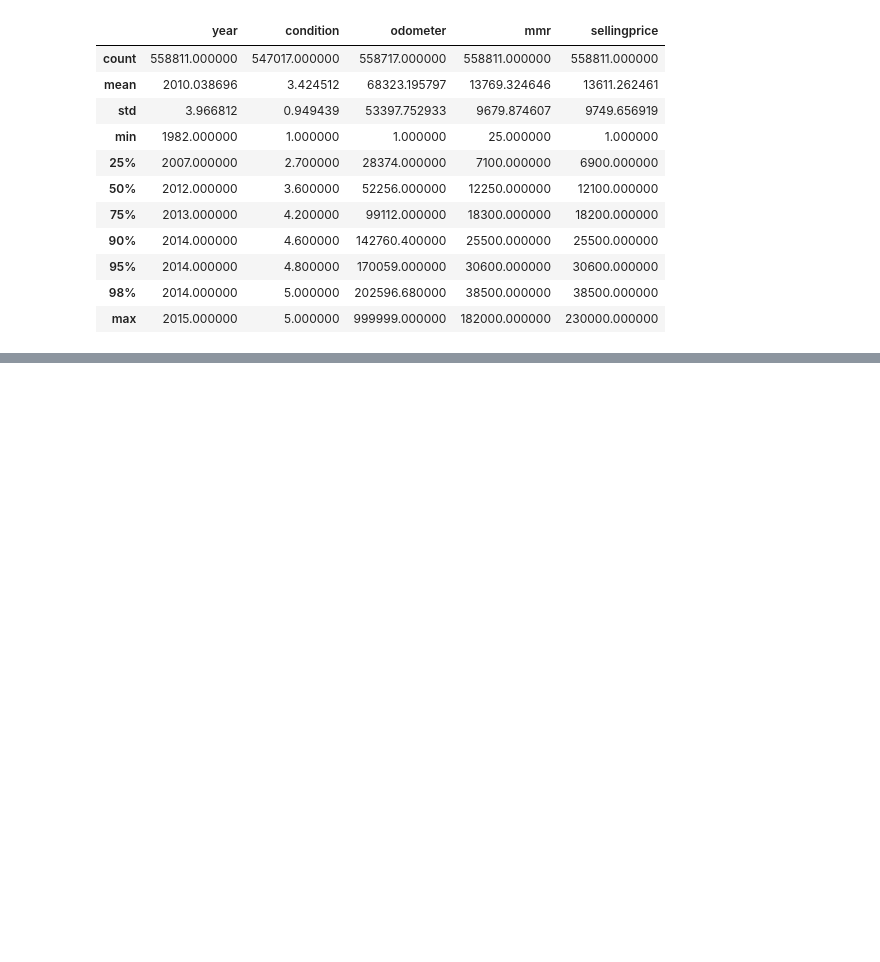
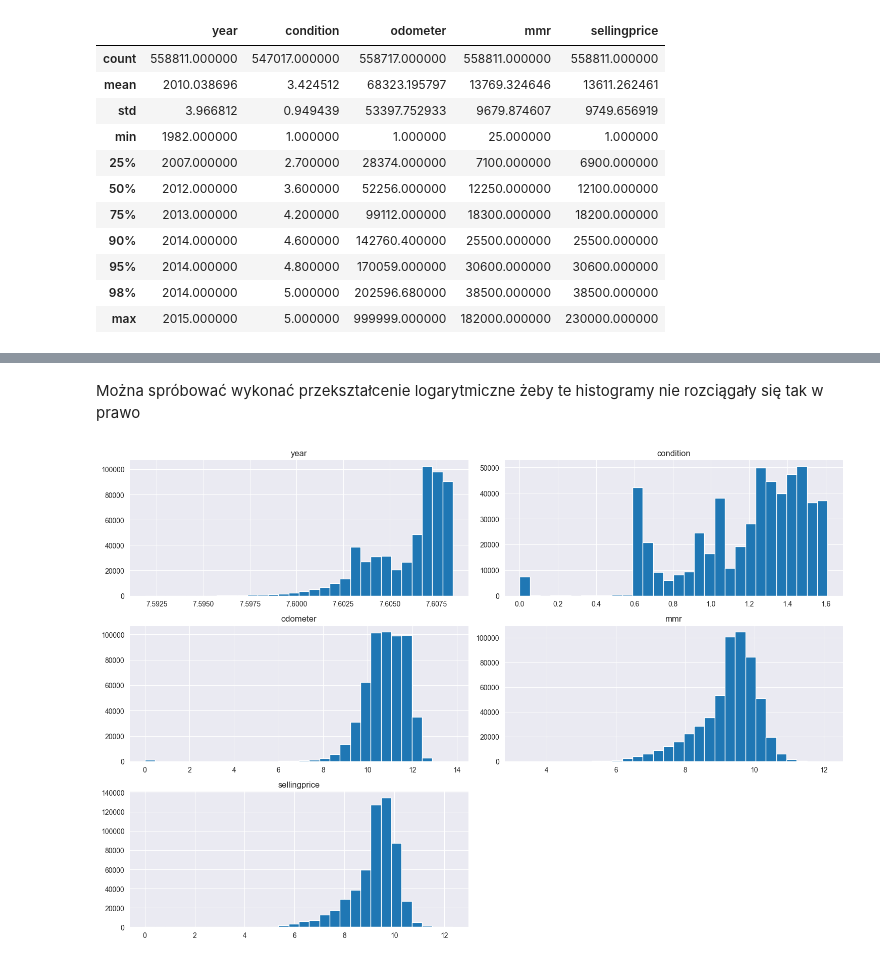
Before and after one commit to RafMat159/MOW_II_Projekt_I, a Jupyter notebook: Used _Car_Auction_Prices_1.ipynb, the cells around one changed output, grey strips where cells are left out. Drawn from its saved outputs; the diff is of its cells as text; code cells hidden in the pictures; blank space fills up the shorter version.

```diff
--- a/Used _Car_Auction_Prices_1.ipynb
+++ b/Used _Car_Auction_Prices_1.ipynb
@@ -103,3 +103,17 @@ plt.show()
+# %% [markdown]
+Można spróbować wykonać przekształcenie logarytmiczne żeby te histogramy nie rozciągały się tak w prawo
+# %%
+import numpy as np
+import matplotlib.pyplot as plt
+
+# Tworzenie histogramów na przekształconych logarytmicznie danych, ale tylko do wizualizacji
+nums_log = np.log(nums)
+
+nums_log.hist(bins=30, figsize=(15, 10), layout=(3, 2))
+plt.tight_layout()
+plt.show()
+# %% [output]
+[figure, added]
 # %%
 non_nums = df.select_dtypes(include=['object'])
 non_nums.describe()
```
Also changed, not shown: parts of 36 cells of this notebook.
